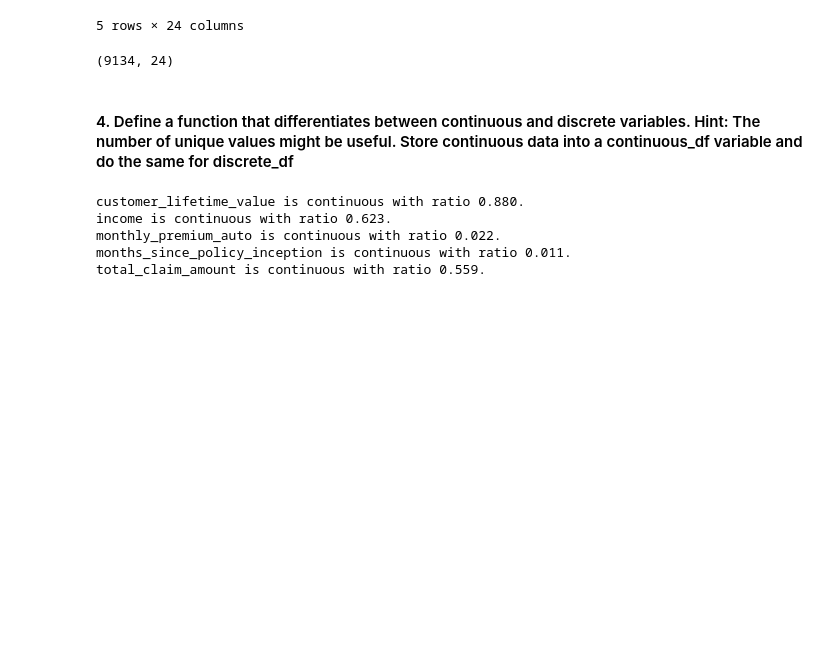
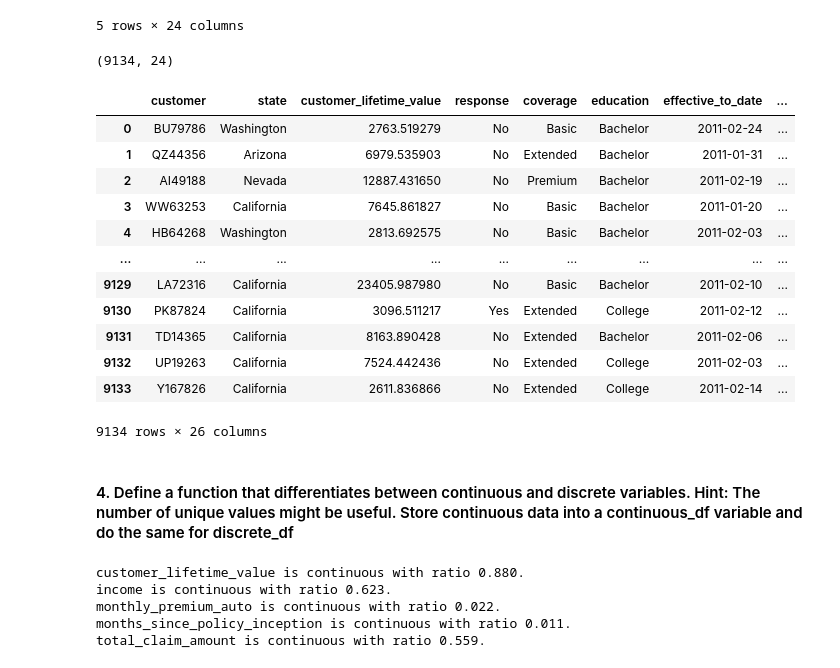
Before and after one commit to fbgr/lab-cleaning-numerical-data, a Jupyter notebook: main.ipynb, the cells around one changed output. Cells and saved outputs as stored; diff of their text form; code cells hidden in the pictures; blank space fills up the shorter version.

```diff
--- a/main.ipynb
+++ b/main.ipynb
@@ -37,6 +49,22 @@ customer_df['week_day'] = pd.to_datetime(customer_df['effective_to_date'], forma
 
 # changing column to datetime
 customer_df['effective_to_date']=pd.to_datetime(customer_df['effective_to_date'], format = "%m/%d/%y").dt.date
+# %%
+customer_df
+# %% [output]
+|  | customer | state | customer_lifetime_value | response | coverage | education | effective_to_date | ... |
+| 0 | BU79786 | Washington | 2763.519279 | No | Basic | Bachelor | 2011-02-24 | ... |
+| 1 | QZ44356 | Arizona | 6979.535903 | No | Extended | Bachelor | 2011-01-31 | ... |
+| 2 | AI49188 | Nevada | 12887.431650 | No | Premium | Bachelor | 2011-02-19 | ... |
+| 3 | WW63253 | California | 7645.861827 | No | Basic | Bachelor | 2011-01-20 | ... |
+| 4 | HB64268 | Washington | 2813.692575 | No | Basic | Bachelor | 2011-02-03 | ... |
+| ... | ... | ... | ... | ... | ... | ... | ... | ... |
+| 9129 | LA72316 | California | 23405.987980 | No | Basic | Bachelor | 2011-02-10 | ... |
+| 9130 | PK87824 | California | 3096.511217 | Yes | Extended | College | 2011-02-12 | ... |
+| 9131 | TD14365 | California | 8163.890428 | No | Extended | Bachelor | 2011-02-06 | ... |
+| 9132 | UP19263 | California | 7524.442436 | No | Extended | College | 2011-02-03 | ... |
+| 9133 | Y167826 | California | 2611.836866 | No | Extended | College | 2011-02-14 | ... |
+9134 rows × 26 columns
 # %% [markdown]
 #### 4. Define a function that differentiates between continuous and discrete variables. Hint: The number of unique values might be useful. Store continuous data into a continuous_df variable and do the same for discrete_df
 # %%
```
Also changed, not shown: parts of 39 cells of this notebook.
